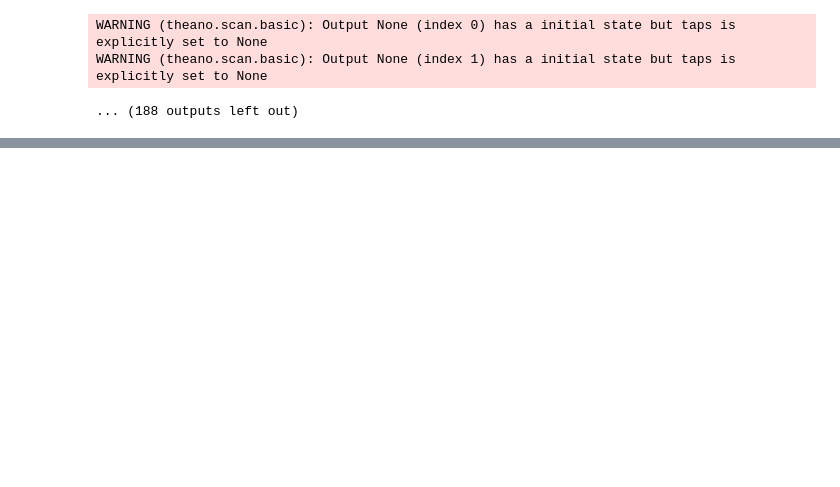
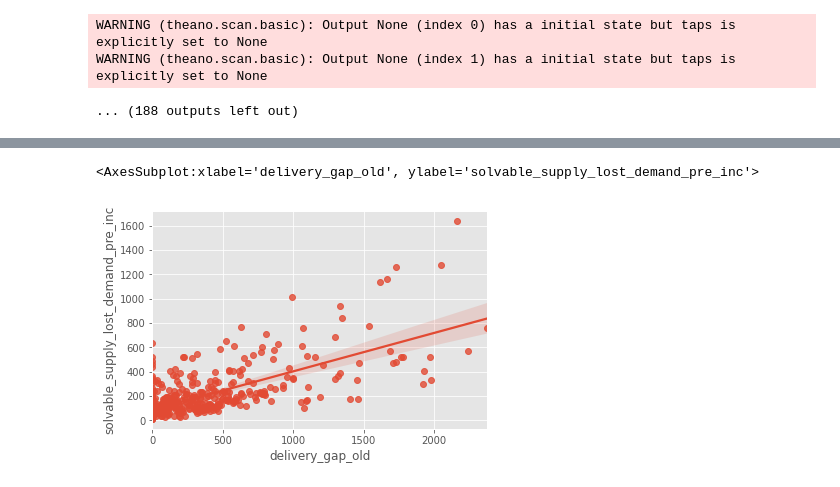
Before and after one commit to soreasy/bayesian_hierarchical_models, a Jupyter notebook: Zone-Day Gaps v2 - Backtest Final.ipynb, the cells around one changed output, grey strips where cells are left out. Saved outputs shown, nothing was run; the diff lists cells and outputs as text; code cells hidden in the pictures; blank space fills up the shorter version.

```diff
--- a/Zone-Day Gaps v2 - Backtest Final.ipynb
+++ b/Zone-Day Gaps v2 - Backtest Final.ipynb
@@ -320,0 +620,5 @@ daily_dist = lore.io.snowflake.dataframe(q, f_date=latest_f_date)
+# %%
+sns.regplot(x='delivery_gap_old', y='solvable_supply_lost_demand_pre_inc', data=bt5)
+# %% [output]
+<AxesSubplot:xlabel='delivery_gap_old', ylabel='solvable_supply_lost_demand_pre_inc'>
+[figure, added]
```
Also changed, not shown: parts of 99 cells of this notebook, 2 other files.
